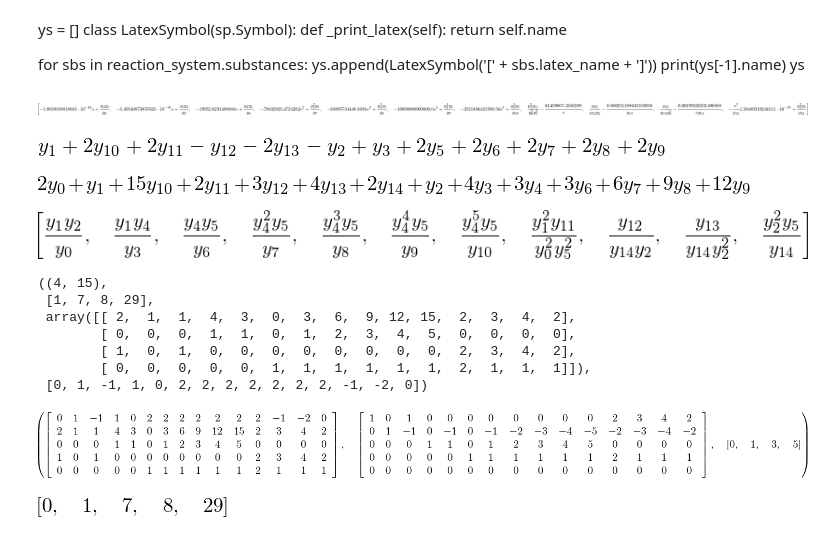
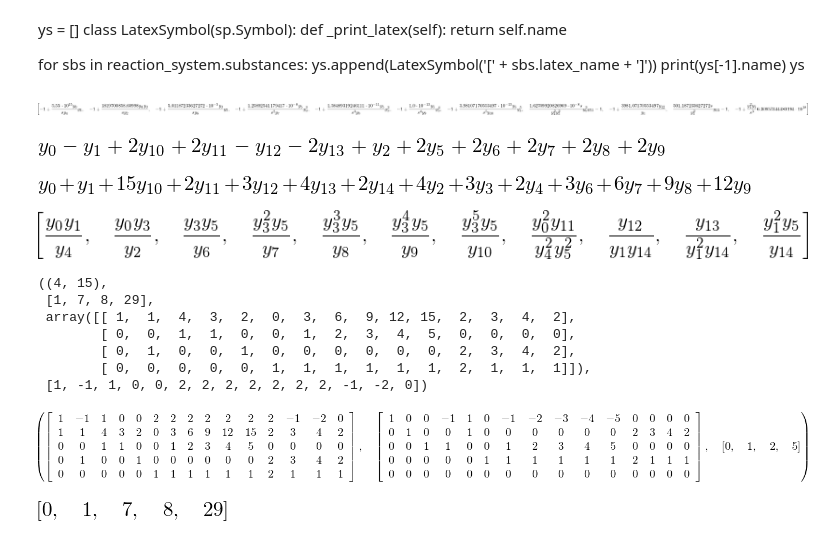
Before and after one commit to bjodah/chempy, a Jupyter notebook: examples/ammoincal_cupric_solution.ipynb, the cells around one changed output. Cells and saved outputs as stored; diff of their text form; code cells hidden in the pictures.

```diff
--- a/examples/ammoincal_cupric_solution.ipynb
+++ b/examples/ammoincal_cupric_solution.ipynb
@@ -6,10 +7,10 @@ import periodictable
 # %%
 def show(s): display(Latex('$'+s+'$'))
 # %%
-substances = H2O, Hp, OHm, NH4p, NH3, Cupp, CuNH31pp, CuNH32pp, CuNH33pp, CuNH34pp, CuNH35pp, Cu2OH2pp, CuOH3m, CuOH4mm, CuOH2 = [#, CuOHp, CuOH2, =
+substances = Hp, OHm, NH4p, NH3, H2O, Cupp, CuNH31pp, CuNH32pp, CuNH33pp, CuNH34pp, CuNH35pp, Cu2OH2pp, CuOH3m, CuOH4mm, CuOH2 = [#, CuOHp, CuOH2, =
     Solute(n, latex_name=l, formula=periodictable.formula(n)) for n, l in [
-        ('H2O', 'H_2O'), ('H{+}', 'H^+'), ('HO{-}', 'OH^-'), ('NH3 + H{+}', 'NH_4^+'),
-        ('NH3', 'NH_3'), ('Cu{2+}', 'Cu^{2+}'), ('Cu{2+}NH3', 'Cu(NH_3)^{2+}'),
+        ('H{+}', 'H^+'), ('HO{-}', 'OH^-'), ('NH3 + H{+}', 'NH_4^+'),
+        ('NH3', 'NH_3'), ('H2O', 'H_2O'), ('Cu{2+}', 'Cu^{2+}'), ('Cu{2+}NH3', 'Cu(NH_3)^{2+}'),
         ('Cu{2+}(NH3)2', 'Cu(NH_3)_2^{2+}'), ('Cu{2+}(NH3)3', 'Cu(NH_3)_3^{2+}'),
         ('Cu{2+}(NH3)4', 'Cu(NH_3)_4^{2+}'), ('Cu{2+}(NH3)5', 'Cu(NH_3)_5^{2+}'),
         ('2Cu{2+} + 2HO{-}', 'Cu_2(OH)_2^{2+}'),
@@ -138,7 +152,7 @@ reaction_system = EqSystem(equilibria, substances)
 # %%
 import sympy as sp
 #sp.init_printing()
-y = sp.symbols('y:'+str(len(substances)))
+y = sp.symarray('y', len(substances))
 s = sp.symbols('s')
 # %% [markdown]
 ys = []
@@ -151,18 +165,18 @@ for sbs in reaction_system.substances:
     print(ys[-1].name)
 ys
 # %%
-qk = reaction_system.qk(y, scaling=s)
+qk = reaction_system.qk(y, scaling=s, norm=True)
 qk
 # %% [output]
-[figure, old version]
+[figure, new version]
 # %%
 charge_balance(substances, y)
 # %% [output]
-[figure, old version]
+[figure, new version]
 # %%
 atom_balance(substances, y, 1)
 # %% [output]
-[figure, old version]
+[figure, new version]
 # %%
 reaction_system.equilibrium_quotients(y)
 # %% [output]
@@ -176,18 +190,18 @@ arr.shape, atm_nrs, arr, chg_vec
 # %% [output]
 ((4, 15),
  [1, 7, 8, 29],
- array([[ 2,  1,  1,  4,  3,  0,  3,  6,  9, 12, 15,  2,  3,  4,  2],
-        [ 0,  0,  0,  1,  1,  0,  1,  2,  3,  4,  5,  0,  0,  0,  0],
-        [ 1,  0,  1,  0,  0,  0,  0,  0,  0,  0,  0,  2,  3,  4,  2],
+ array([[ 1,  1,  4,  3,  2,  0,  3,  6,  9, 12, 15,  2,  3,  4,  2],
+        [ 0,  0,  1,  1,  0,  0,  1,  2,  3,  4,  5,  0,  0,  0,  0],
+        [ 0,  1,  0,  0,  1,  0,  0,  0,  0,  0,  0,  2,  3,  4,  2],
         [ 0,  0,  0,  0,  0,  1,  1,  1,  1,  1,  1,  2,  1,  1,  1]]),
- [0, 1, -1, 1, 0, 2, 2, 2, 2, 2, 2, 2, -1, -2, 0])
+ [1, -1, 1, 0, 0, 2, 2, 2, 2, 2, 2, 2, -1, -2, 0])
 # %%
 import sympy
 M = sympy.Matrix([chg_vec] + atm_vecs)
 rref, pivot = M.rref()
 M, rref, pivot
 # %% [output]
-[figure, old version]
+[figure, new version]
 # %%
 rref, pivot = reaction_system.rref()
 atm_nrs = reaction_system.atom_balance_vectors()[1]
```
Also changed, not shown: parts of 23 cells of this notebook, 3 other files.
